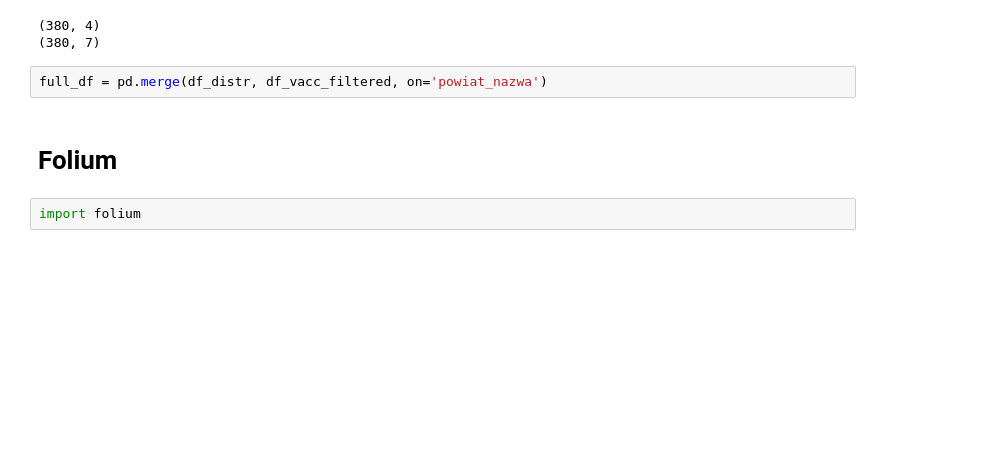
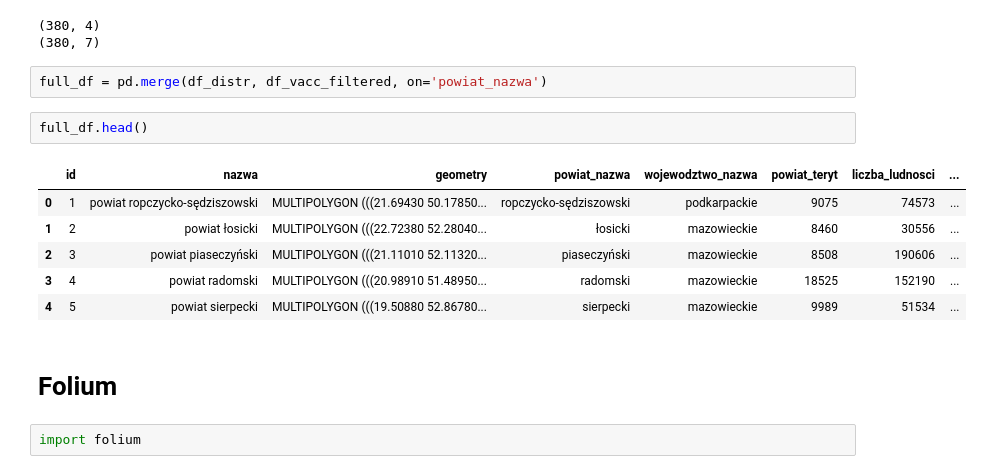
Before and after one commit to Krukrukk/stance_detection_geotwitter, a Jupyter notebook: ConcatAMCwithVacc.ipynb, the cells around one changed output. Drawn from its saved outputs; the diff is of its cells as text; blank space fills up the shorter version.

```diff
--- a/ConcatAMCwithVacc.ipynb
+++ b/ConcatAMCwithVacc.ipynb
@@ -30,6 +30,15 @@ print(df_vacc_filtered.shape)
 (380, 7)
 # %%
 full_df = pd.merge(df_distr, df_vacc_filtered, on='powiat_nazwa')
+# %%
+full_df.head()
+# %% [output]
+|  | id | nazwa | geometry | powiat_nazwa | wojewodztwo_nazwa | powiat_teryt | liczba_ludnosci | ... |
+| 0 | 1 | powiat ropczycko-sędziszowski | MULTIPOLYGON (((21.69430 50.17850... | ropczycko-sędziszowski | podkarpackie | 9075 | 74573 | ... |
+| 1 | 2 | powiat łosicki | MULTIPOLYGON (((22.72380 52.28040... | łosicki | mazowieckie | 8460 | 30556 | ... |
+| 2 | 3 | powiat piaseczyński | MULTIPOLYGON (((21.11010 52.11320... | piaseczyński | mazowieckie | 8508 | 190606 | ... |
+| 3 | 4 | powiat radomski | MULTIPOLYGON (((20.98910 51.48950... | radomski | mazowieckie | 18525 | 152190 | ... |
+| 4 | 5 | powiat sierpecki | MULTIPOLYGON (((19.50880 52.86780... | sierpecki | mazowieckie | 9989 | 51534 | ... |
 # %% [markdown]
 # Folium
 # %%
```
Also changed, not shown: parts of 13 cells of this notebook, 5 other files.
